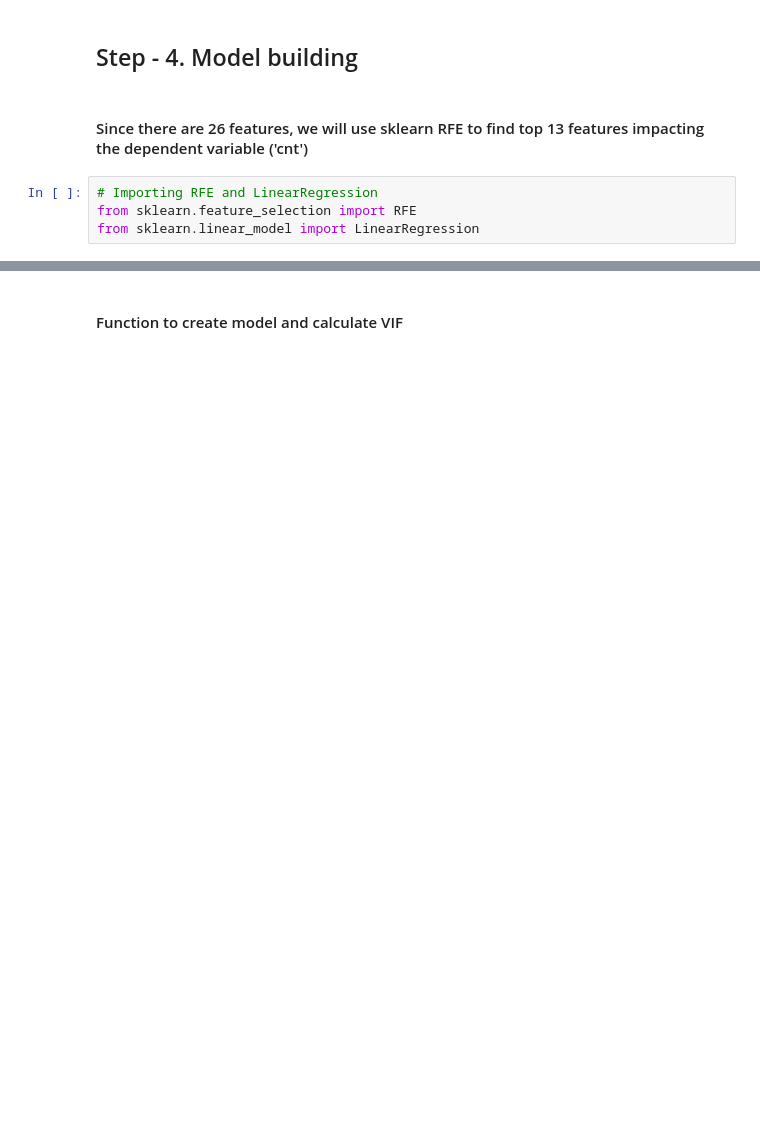
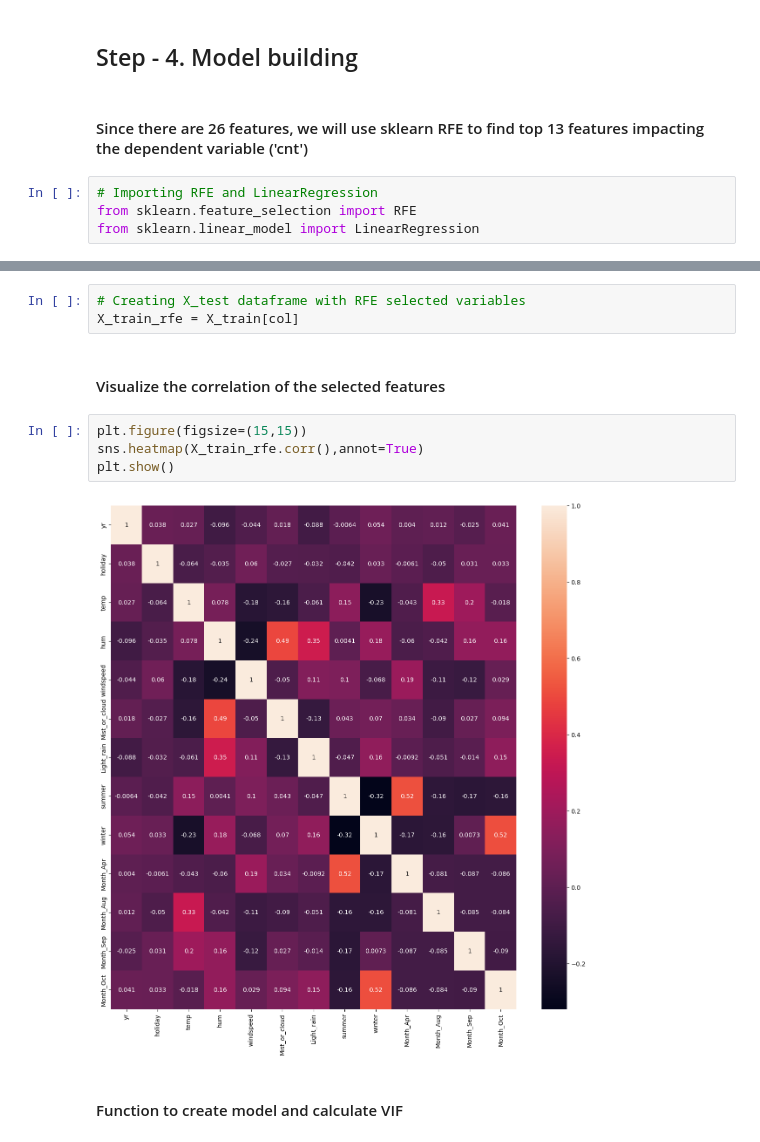
Before and after one commit to abhi-singh-123/bike-sharing-case-study, a Jupyter notebook: Linear_Regression_Assignment.ipynb, the cells around one changed output, grey strips where cells are left out. Cells and saved outputs as stored; diff of their text form; blank space fills up the shorter version.

```diff
--- a/Linear_Regression_Assignment.ipynb
+++ b/Linear_Regression_Assignment.ipynb
@@ -579,3 +539,14 @@ y_train.shape, X_train.shape
+# %%
+# Creating X_test dataframe with RFE selected variables
+X_train_rfe = X_train[col]
+# %% [markdown]
+#### Visualize the correlation of the selected features
+# %%
+plt.figure(figsize=(15,15))
+sns.heatmap(X_train_rfe.corr(),annot=True)
+plt.show()
+# %% [output]
+[figure, added]
 # %% [markdown]
 #### Function to create model and calculate VIF
 # %%
```
Also changed, not shown: parts of 45 cells of this notebook.
